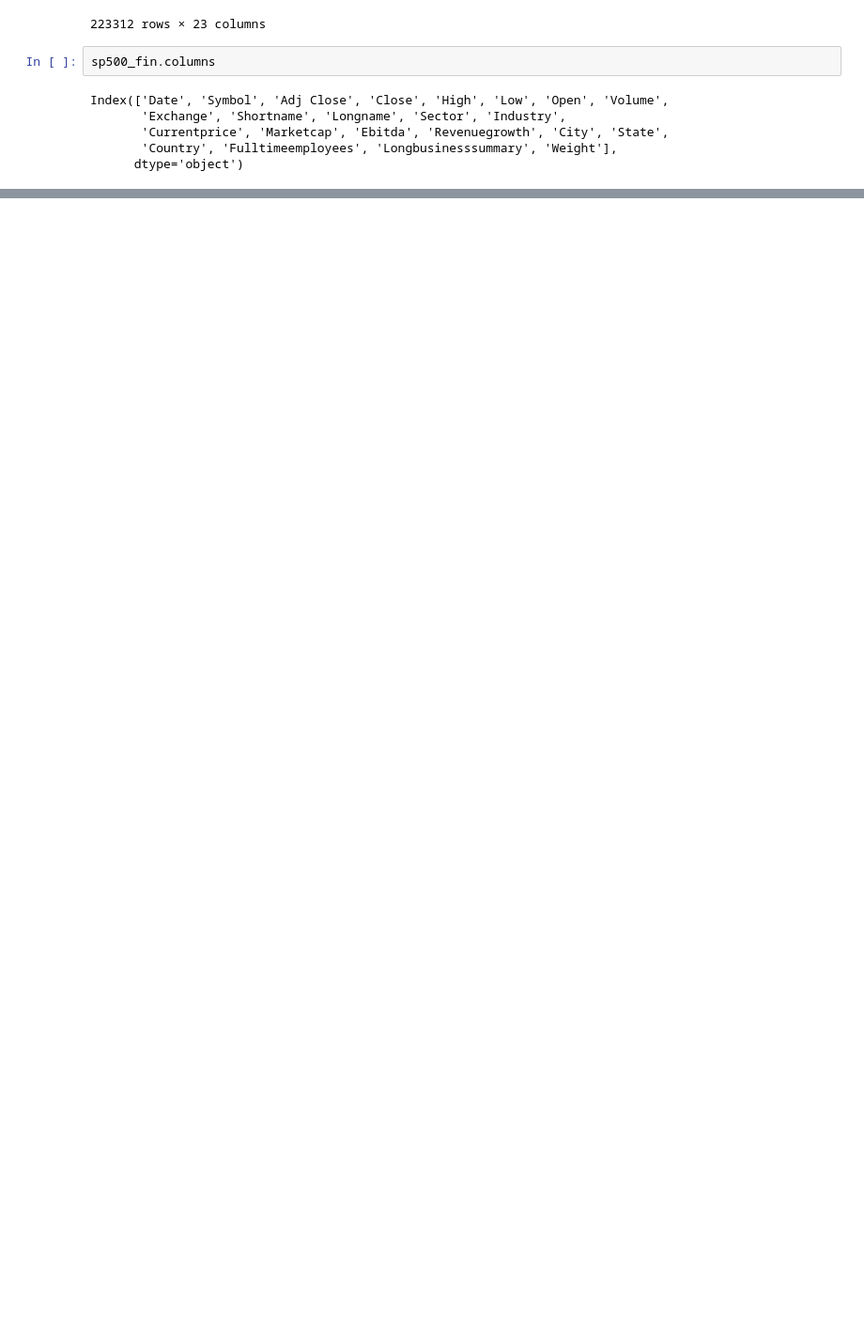
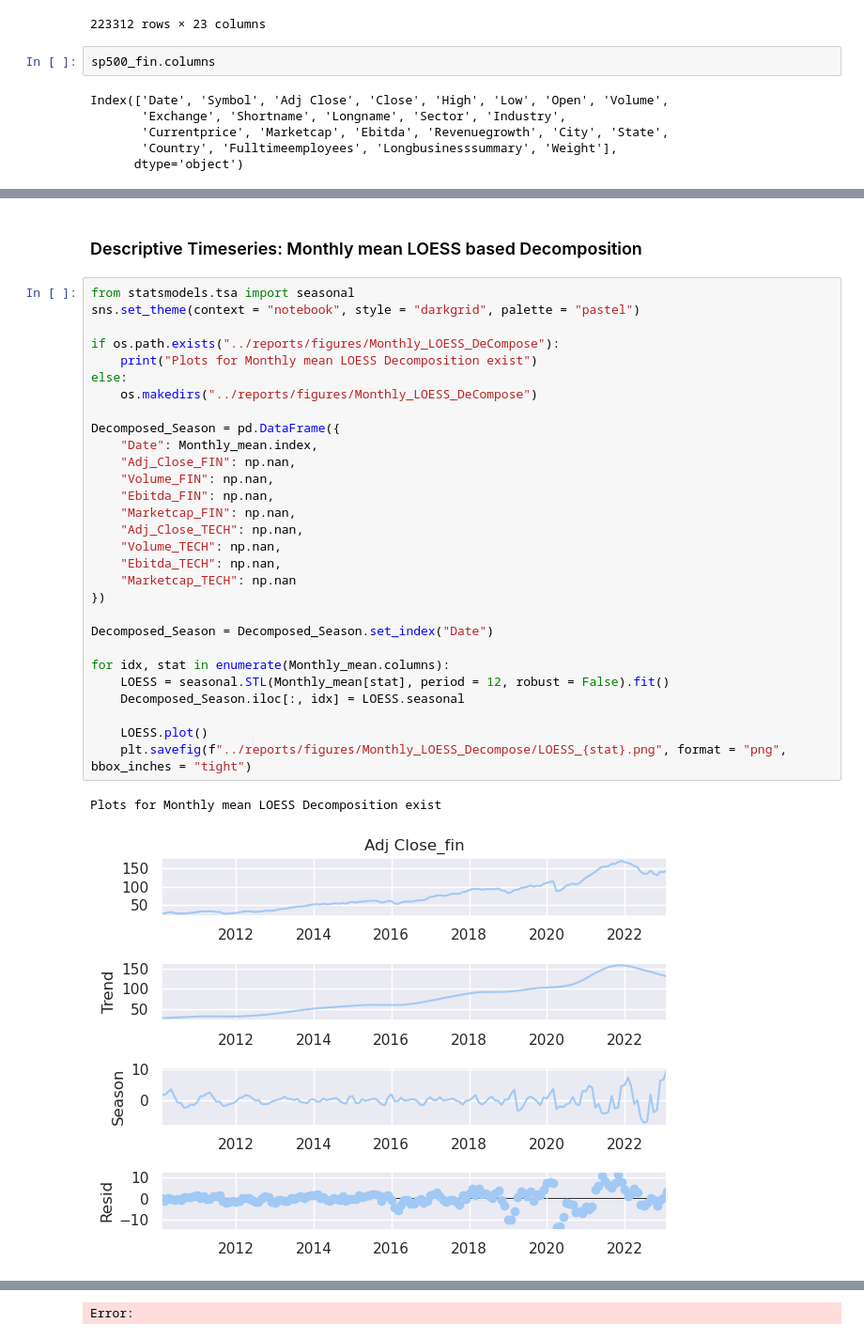
Before and after one commit to chrischank/jse40_sp500_hsi, a Jupyter notebook: notebooks/SP500_EDA.ipynb, the cells around one changed output, grey strips where cells are left out. Shown at 94% size. Saved outputs shown, nothing was run; the diff lists cells and outputs as text; blank space fills up the shorter version.

```diff
--- a/notebooks/SP500_EDA.ipynb
+++ b/notebooks/SP500_EDA.ipynb
@@ -240,0 +260,34 @@ plt.show()
+# %% [markdown]
+### Descriptive Timeseries: Monthly mean LOESS based Decomposition
+# %%
+from statsmodels.tsa import seasonal
+sns.set_theme(context = "notebook", style = "darkgrid", palette = "pastel")
+
+if os.path.exists("../reports/figures/Monthly_LOESS_DeCompose"):
+    print("Plots for Monthly mean LOESS Decomposition exist")
+else:
+    os.makedirs("../reports/figures/Monthly_LOESS_DeCompose")
+
+Decomposed_Season = pd.DataFrame({
+    "Date": Monthly_mean.index,
+    "Adj_Close_FIN": np.nan,
+    "Volume_FIN": np.nan,
+    "Ebitda_FIN": np.nan,
+    "Marketcap_FIN": np.nan,
+    "Adj_Close_TECH": np.nan,
+    "Volume_TECH": np.nan,
+    "Ebitda_TECH": np.nan,
+    "Marketcap_TECH": np.nan
+})
+
+Decomposed_Season = Decomposed_Season.set_index("Date")
+
+for idx, stat in enumerate(Monthly_mean.columns):
+    LOESS = seasonal.STL(Monthly_mean[stat], period = 12, robust = False).fit()
+    Decomposed_Season.iloc[:, idx] = LOESS.seasonal
+
+    LOESS.plot()
+    plt.savefig(f"../reports/figures/Monthly_LOESS_Decompose/LOESS_{stat}.png", format = "png", bbox_inches = "tight")
+# %% [output]
+Plots for Monthly mean LOESS Decomposition exist
+[figure, added]
@@ -240,0 +301 @@ plt.show()
+Error:
```
Also changed, not shown: parts of 8 cells of this notebook, 14 other files.
